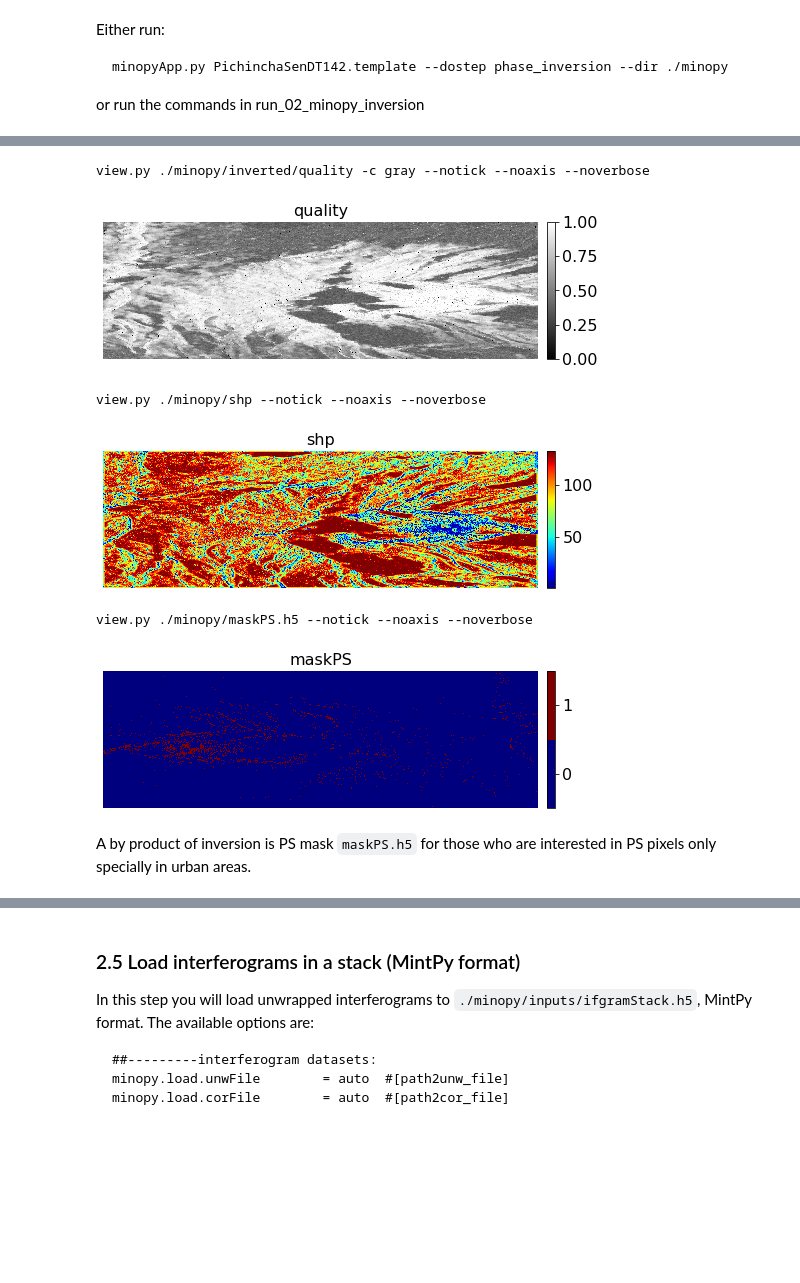
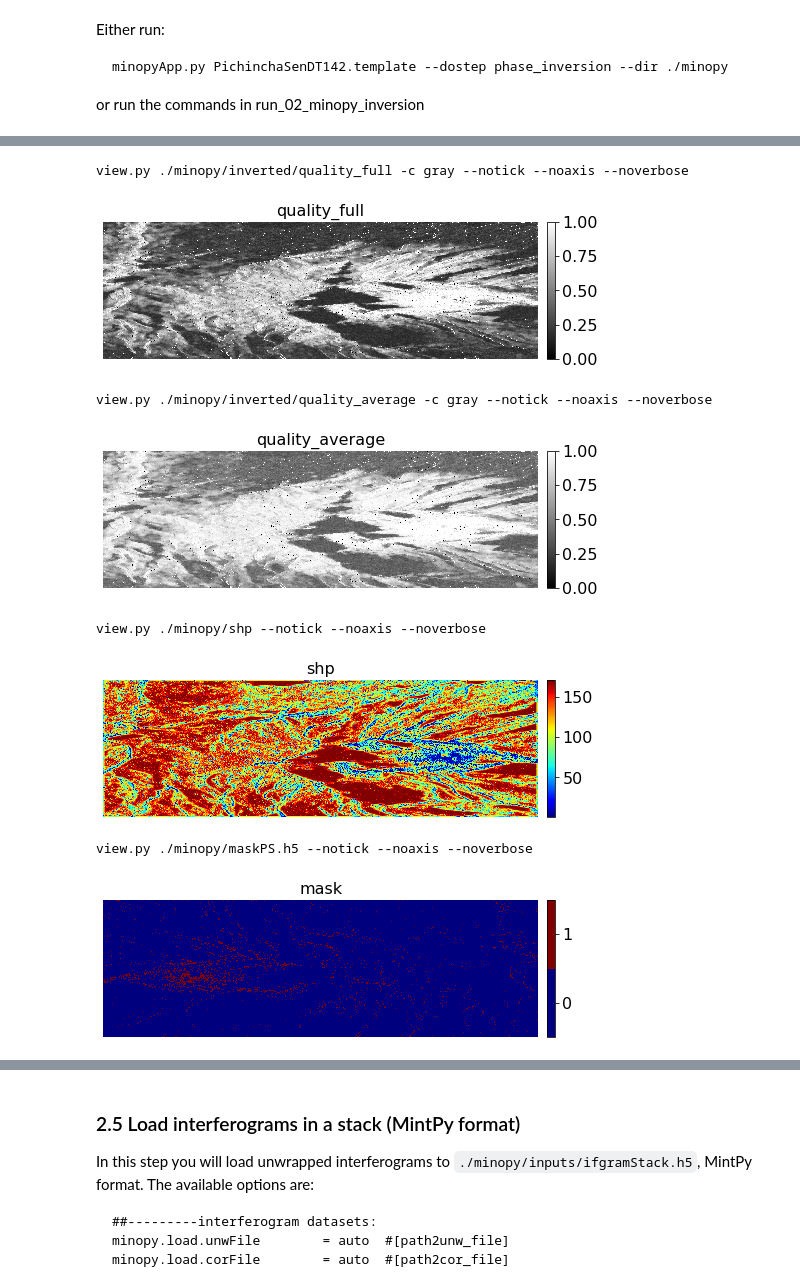
Before and after one commit to insarlab/MiaplPy, a Jupyter notebook: tutorial/minopyApp.ipynb, the cells around one changed output, grey strips where cells are left out. Cells and saved outputs as stored; diff of their text form; code cells hidden in the pictures; blank space fills up the shorter version.

```diff
--- a/tutorial/minopyApp.ipynb
+++ b/tutorial/minopyApp.ipynb
@@ -405,16 +432,17 @@ So far we have inverted the wrapped phase series with sequential_EMI phase linki
 # %%
-view.main('./minopy/inverted/quality -c gray --notick --noaxis --noverbose'.split())
+view.main('./minopy/inverted/quality_full -c gray --notick --noaxis --noverbose'.split())
+view.main('./minopy/inverted/quality_average -c gray --notick --noaxis --noverbose'.split())
 view.main('./minopy/shp --notick --noaxis --noverbose'.split())
 view.main('./minopy/maskPS.h5 --notick --noaxis --noverbose'.split())
 # %% [output]
-view.py ./minopy/inverted/quality -c gray --notick --noaxis --noverbose
+view.py ./minopy/inverted/quality_full -c gray --notick --noaxis --noverbose
-[figure, old version]
+[figure, new version]
-view.py ./minopy/shp --notick --noaxis --noverbose
+view.py ./minopy/inverted/quality_average -c gray --notick --noaxis --noverbose
-[figure, old version]
+[figure, new version]
-view.py ./minopy/maskPS.h5 --notick --noaxis --noverbose
+view.py ./minopy/shp --notick --noaxis --noverbose
-[figure, old version]
+[figure, new version]
+view.py ./minopy/maskPS.h5 --notick --noaxis --noverbose
+[figure, added]
-# %% [markdown]
-A by product of inversion is PS mask `maskPS.h5` for those who are interested in PS pixels only specially in urban areas.
 # %%
 view.main('./minopy/inverted/phase_series.h5 phase --noaxis --nowhitespace'.split())
 # %% [output]
```
Also changed, not shown: parts of 34 cells of this notebook, 5 other files.
